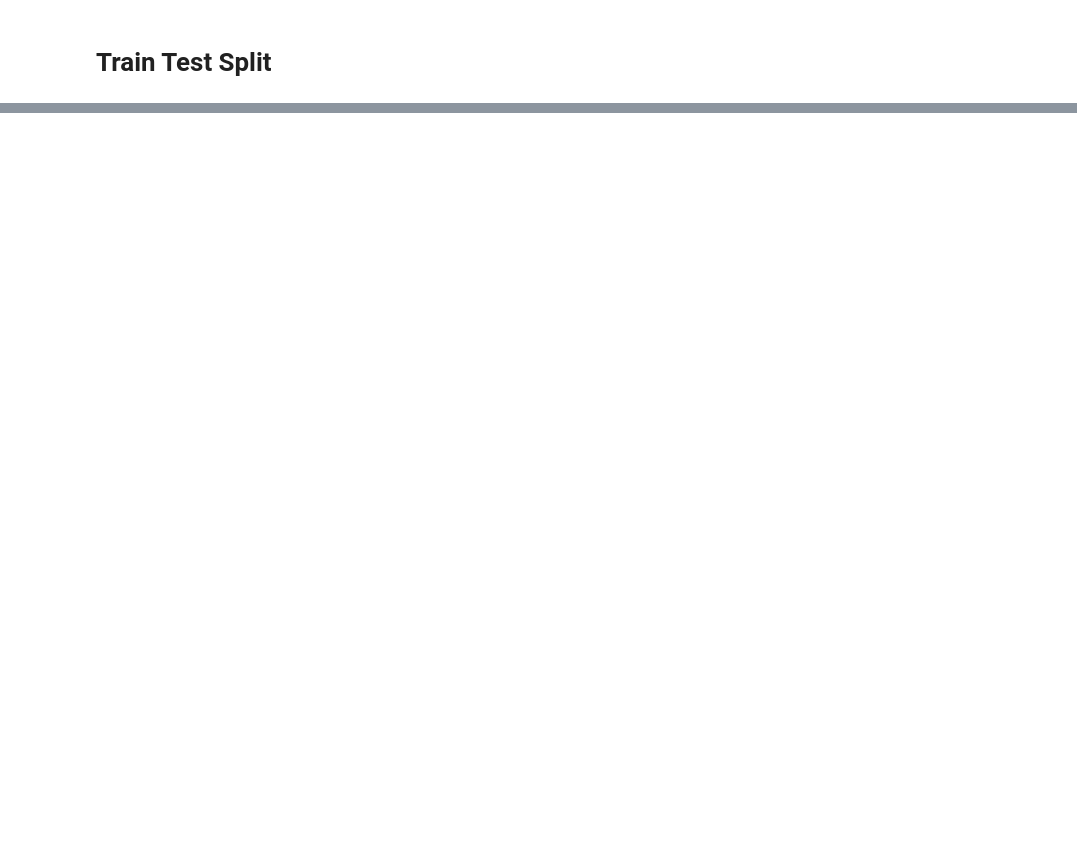
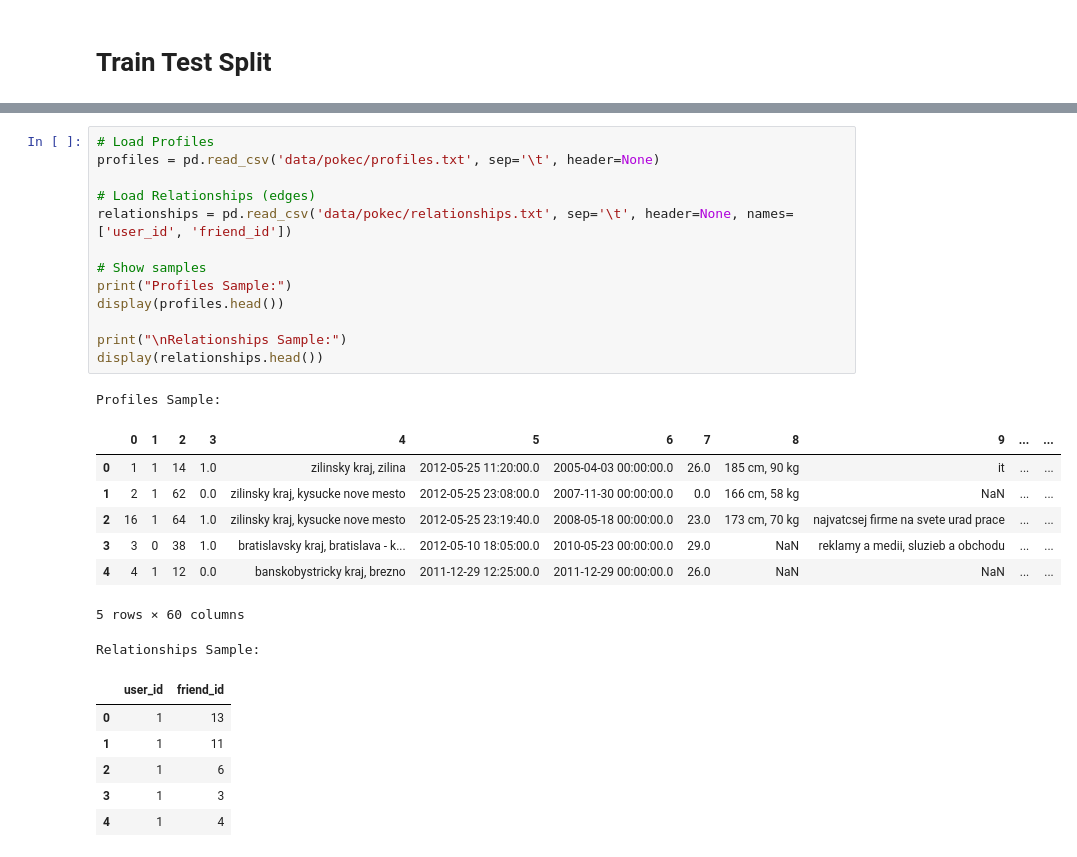
Before and after one commit to ij-roy/Social-Media-Friend-Recommendation-System, a Jupyter notebook: main.ipynb, the cells around one changed output, grey strips where cells are left out. Drawn from its saved outputs; the diff is of its cells as text; blank space fills up the shorter version.

```diff
--- a/main.ipynb
+++ b/main.ipynb
@@ -79,0 +199,29 @@ Train edges: 24498051, Test edges: 6124513
+# %%
+# Load Profiles
+profiles = pd.read_csv('data/pokec/profiles.txt', sep='\t', header=None)
+
+# Load Relationships (edges)
+relationships = pd.read_csv('data/pokec/relationships.txt', sep='\t', header=None, names=['user_id', 'friend_id'])
+
+# Show samples
+print("Profiles Sample:")
+display(profiles.head())
+
+print("\nRelationships Sample:")
+display(relationships.head())
+# %% [output]
+Profiles Sample:
+|  | 0 | 1 | 2 | 3 | 4 | 5 | 6 | 7 | 8 | 9 | ... | ... |
+| 0 | 1 | 1 | 14 | 1.0 | zilinsky kraj, zilina | 2012-05-25 11:20:00.0 | 2005-04-03 00:00:00.0 | 26.0 | 185 cm, 90 kg | it | ... | ... |
+| 1 | 2 | 1 | 62 | 0.0 | zilinsky kraj, kysucke nove mesto | 2012-05-25 23:08:00.0 | 2007-11-30 00:00:00.0 | 0.0 | 166 cm, 58 kg | NaN | ... | ... |
+| 2 | 16 | 1 | 64 | 1.0 | zilinsky kraj, kysucke nove mesto | 2012-05-25 23:19:40.0 | 2008-05-18 00:00:00.0 | 23.0 | 173 cm, 70 kg | najvatcsej firme na svete urad prace | ... | ... |
+| 3 | 3 | 0 | 38 | 1.0 | bratislavsky kraj, bratislava - k... | 2012-05-10 18:05:00.0 | 2010-05-23 00:00:00.0 | 29.0 | NaN | reklamy a medii, sluzieb a obchodu | ... | ... |
+| 4 | 4 | 1 | 12 | 0.0 | banskobystricky kraj, brezno | 2011-12-29 12:25:00.0 | 2011-12-29 00:00:00.0 | 26.0 | NaN | NaN | ... | ... |
+5 rows × 60 columns
+Relationships Sample:
+|  | user_id | friend_id |
+| 0 | 1 | 13 |
+| 1 | 1 | 11 |
+| 2 | 1 | 6 |
+| 3 | 1 | 3 |
+| 4 | 1 | 4 |
```
Also changed, not shown: parts of 17 cells of this notebook, 28 other files.
